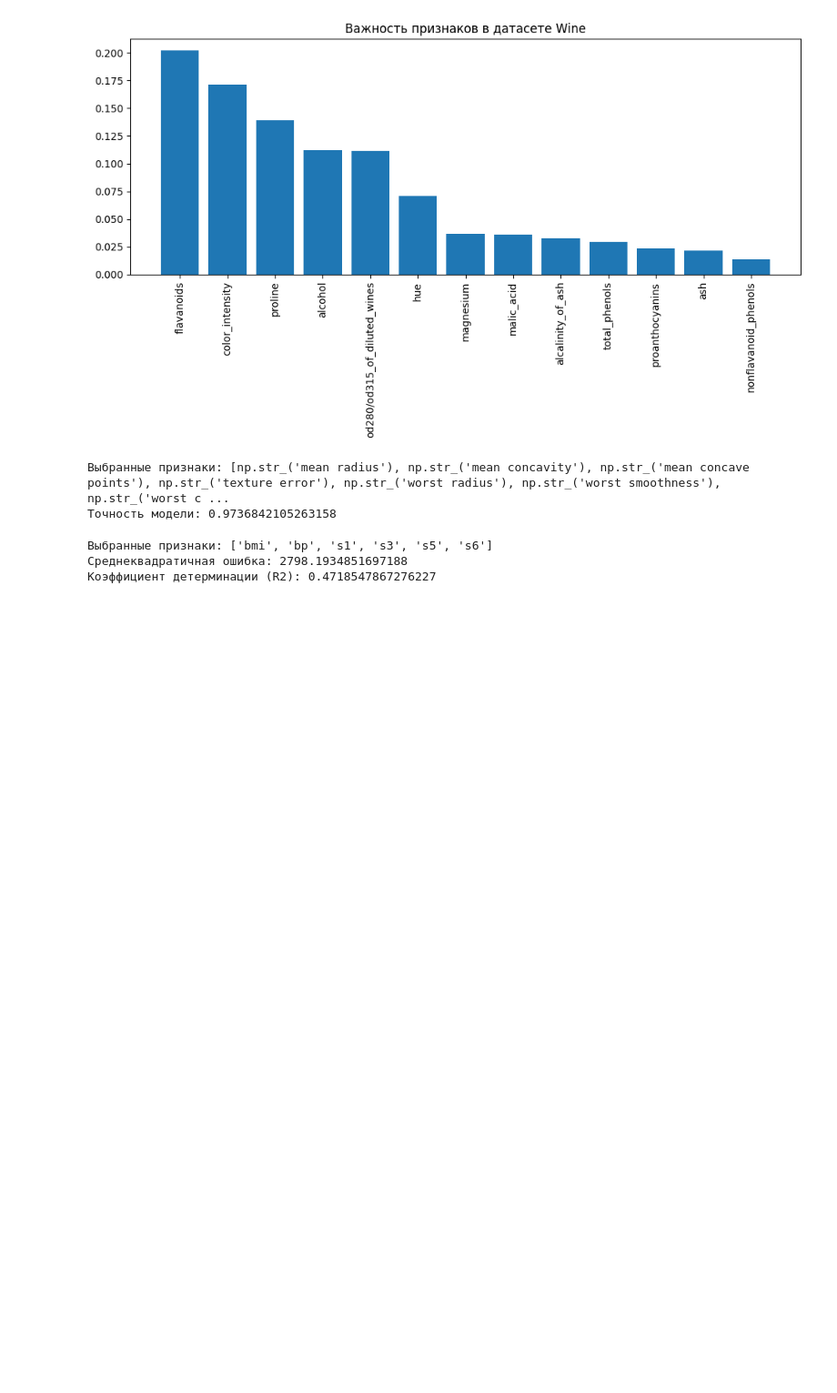
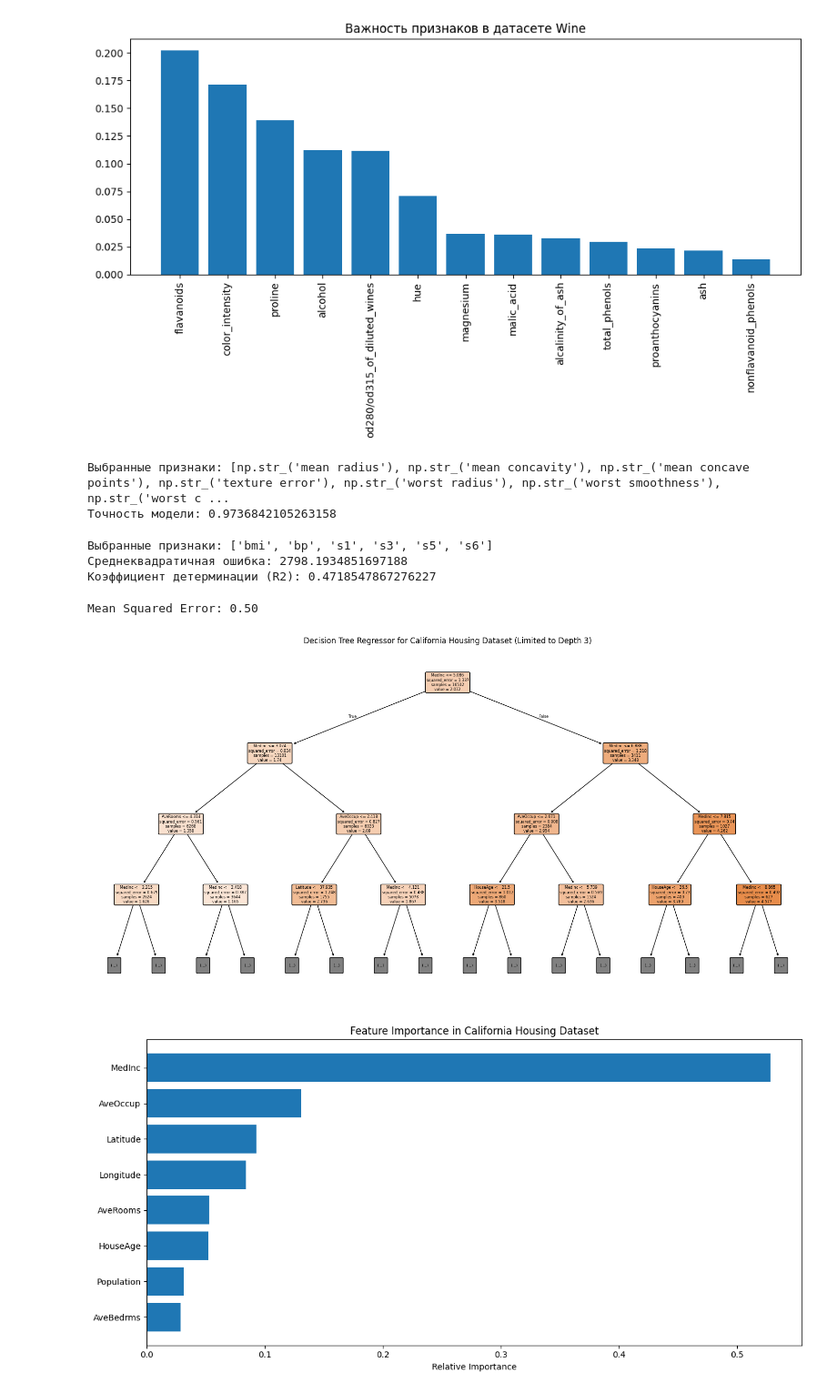
Before and after one commit to Erdaulet0341/Data-mining, a Jupyter notebook: ass2.ipynb, the cells around one changed output. Shown at 91% size. Cells and saved outputs as stored; diff of their text form; code cells hidden in the pictures; blank space fills up the shorter version.

```diff
--- a/ass2.ipynb
+++ b/ass2.ipynb
@@ -195,3 +195,51 @@ print("Коэффициент детерминации (R2):", r2)
 Выбранные признаки: ['bmi', 'bp', 's1', 's3', 's5', 's6']
 Среднеквадратичная ошибка: 2798.1934851697188
 Коэффициент детерминации (R2): 0.4718547867276227
+# %%
+# Regression Exercise, 3
+import numpy as np
+import matplotlib.pyplot as plt
+from sklearn.datasets import fetch_california_housing
+from sklearn.model_selection import train_test_split
+from sklearn.tree import DecisionTreeRegressor
+from sklearn.metrics import mean_squared_error
+from sklearn.tree import plot_tree
+
+# 1. Загрузка набора данных California Housing
+housing = fetch_california_housing()
+X, y = housing.data, housing.target
+
+# 2. Разделение набора данных на обучающую и тестовую выборки
+X_train, X_test, y_train, y_test = train_test_split(X, y, test_size=0.2, random_state=42)
+
+# 3. Обучение модели дерева решений
+dt_regressor = DecisionTreeRegressor(random_state=42)
+dt_regressor.fit(X_train, y_train)
+
+# 4. Оценка производительности модели
+y_pred = dt_regressor.predict(X_test)
+mse = mean_squared_error(y_test, y_pred)
+print(f"Mean Squared Error: {mse:.2f}")
+
+# 5. Визуализация дерева решений
+plt.figure(figsize=(20,10))
+plot_tree(dt_regressor, feature_names=housing.feature_names, filled=True, rounded=True, max_depth=3)
+plt.title("Decision Tree Regressor for California Housing Dataset (Limited to Depth 3)")
+plt.show()
+
+# Дополнительно: Важность признаков
+feature_importance = dt_regressor.feature_importances_
+sorted_idx = np.argsort(feature_importance)
+pos = np.arange(sorted_idx.shape[0]) + .5
+
+plt.figure(figsize=(12, 6))
+plt.barh(pos, feature_importance[sorted_idx], align='center')
+plt.yticks(pos, np.array(housing.feature_names)[sorted_idx])
+plt.title('Feature Importance in California Housing Dataset')
+plt.xlabel('Relative Importance')
+plt.tight_layout()
+plt.show()
+# %% [output]
+Mean Squared Error: 0.50
+[figure, added]
+[figure, added]
```
Also changed, not shown: 3 other files.
